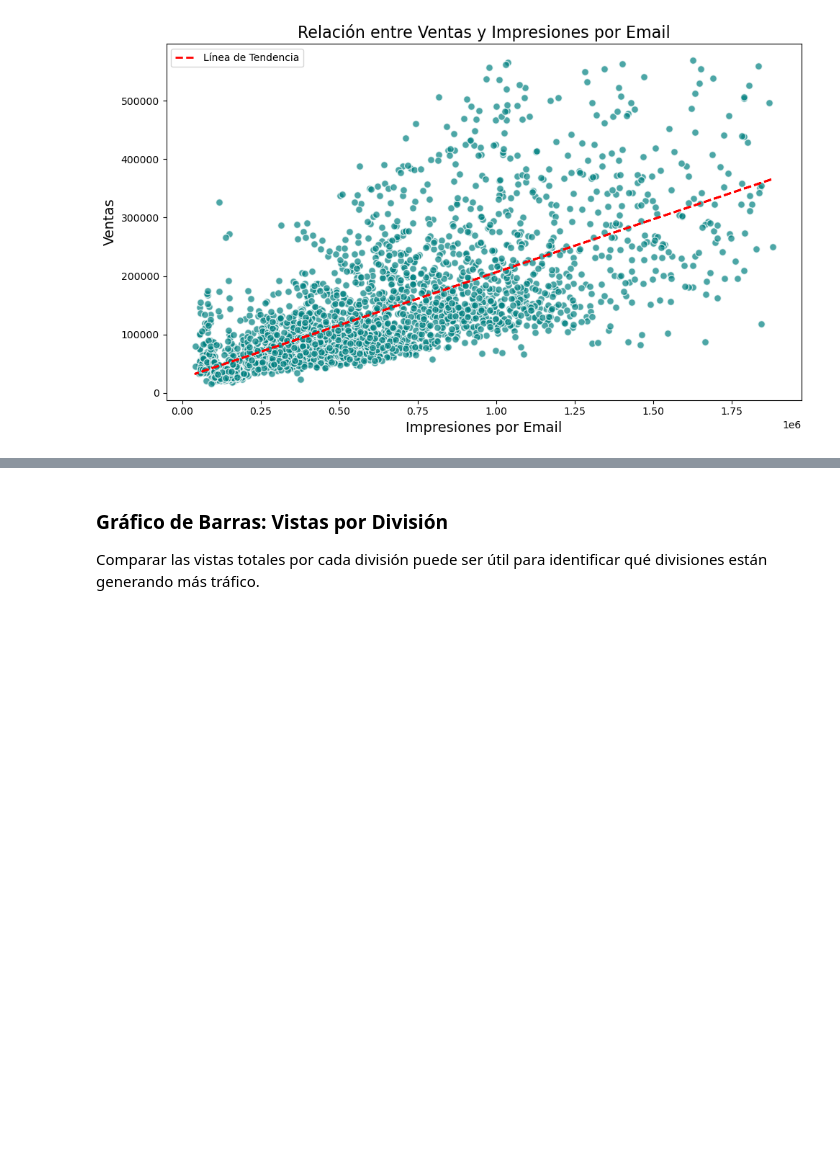
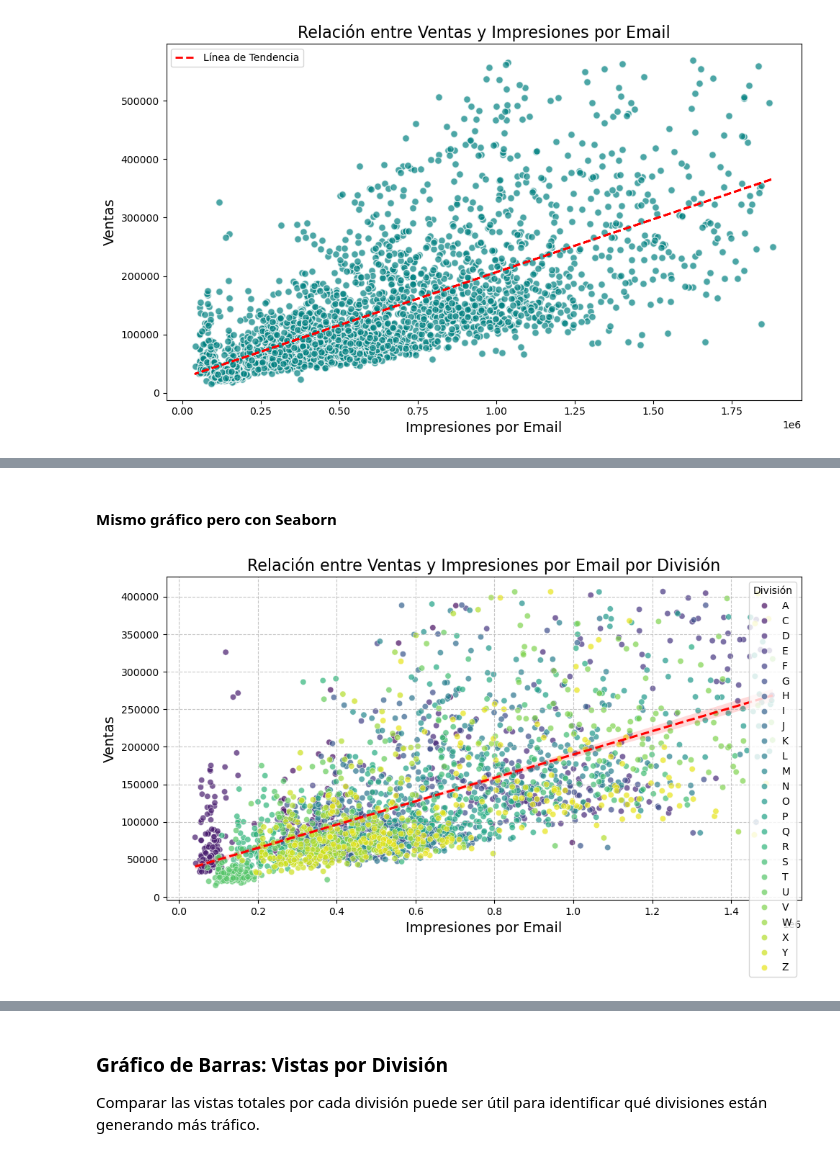
Before and after one commit to iair/mitic-data-science-team-1-septiembre-2024, a Jupyter notebook: clases/ds-fundamentals/semana_4/visualizaciones_avanzadas.ipynb, the cells around one changed output, grey strips where cells are left out. Cells and saved outputs as stored; diff of their text form; code cells hidden in the pictures; blank space fills up the shorter version.

```diff
--- a/clases/ds-fundamentals/semana_4/visualizaciones_avanzadas.ipynb
+++ b/clases/ds-fundamentals/semana_4/visualizaciones_avanzadas.ipynb
@@ -180,0 +219,19 @@ plt.show()
+# %% [markdown]
+#### Mismo gráfico pero con Seaborn
+# %%
+# Crear el gráfico de dispersión con Seaborn
+plt.figure(figsize=(10, 6))
+sns.scatterplot(data=df, x='Email_Impressions', y='Sales', hue='Division', palette='viridis', alpha=0.7)
+
+# Añadir línea de tendencia
+sns.regplot(data=df, x='Email_Impressions', y='Sales', scatter=False, color='red', line_kws={'linestyle':'--'})
+
+plt.title("Relación entre Ventas y Impresiones por Email por División", fontsize=16)
+plt.xlabel("Impresiones por Email", fontsize=14)
+plt.ylabel("Ventas", fontsize=14)
+plt.legend(title='División')
+plt.grid(True, linestyle='--', alpha=0.7)
+plt.tight_layout()
+plt.show()
+# %% [output]
+[figure, added]
```
Also changed, not shown: parts of 8 cells of this notebook, 1 other file.
